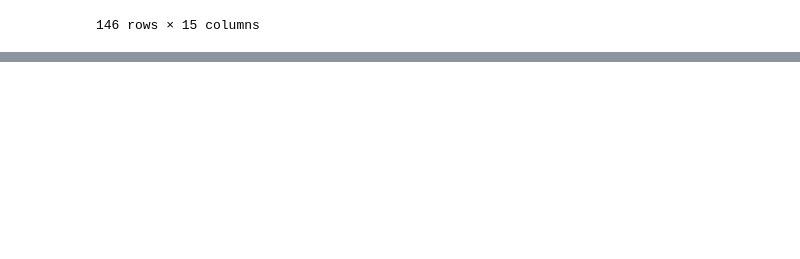
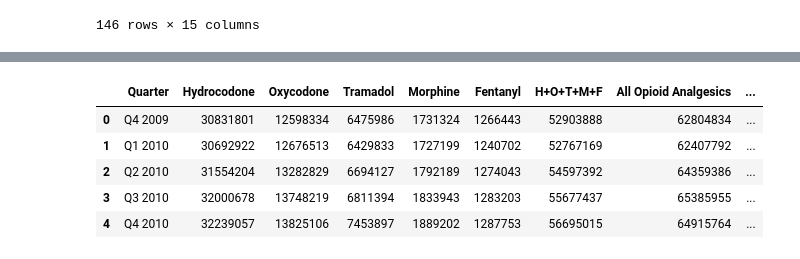
Before and after one commit to Chahnaz-Kbaisi/ETL-Project, a Jupyter notebook: Part_1/Opioid_Pres.ipynb, the cells around one changed output, grey strips where cells are left out. Drawn from its saved outputs; the diff is of its cells as text; code cells hidden in the pictures; blank space fills up the shorter version.

```diff
--- a/Part_1/Opioid_Pres.ipynb
+++ b/Part_1/Opioid_Pres.ipynb
@@ -17,3 +21,8 @@ Prescription_VA_df.head()
 | 2 | 45 | 0.504930 | -50 | Wichita | Robert J. Dole VA Medical Center | 37.679798 | -97.273500 | ... |
 | 3 | 146 | 0.401380 | -40 | Sheridan | Sheridan VA Medical Center | 44.826970 | -106.984884 | ... |
 | 4 | 58 | 0.493521 | -49 | Detroit | John D. Dingell VA Medical Center | 42.355141 | -83.060341 | ... |
+# %%
+# Reading in data file to store into Pandas DataFrame:
+# For Table 2
+Prescription_Retail_df = pd.read_csv("Resources/Opioid_Retail .csv")
+Prescription_Retail_df.head()
@@ -34,3 +51,7 @@ Prescription_VA_df
 | 144 | 63 | 0.5688236 | -57 | Biloxi | Biloxi VA Medical Center | 30.409011 | -88.947210 | ... |
 | 145 | 46 | 0.37308209999999997 | -37 | Lexington | Lexington VA Medical Center | 38.074846 | -84.537606 | ... |
 146 rows × 15 columns
+# %%
+#Table 2
+Prescription_Retail_df['Quarter'] = Prescription_Retail_df['Quarter'].astype(str)
+Prescription_Retail_df
@@ -48 +87,12 @@ cleaned_Prescription_VA_df.head()
+# %%
+# Cleaning dataset and dropping any bad records for Table #2:
+cleaned_Prescription_Retail_df = Prescription_Retail_df.dropna(how='any')
+cleaned_Prescription_Retail_df.head()
+# %% [output]
+|  | Quarter | Hydrocodone | Oxycodone | Tramadol | Morphine | Fentanyl | H+O+T+M+F | All Opioid Analgesics | ... |
+| 0 | Q4 2009 | 30831801 | 12598334 | 6475986 | 1731324 | 1266443 | 52903888 | 62804834 | ... |
+| 1 | Q1 2010 | 30692922 | 12676513 | 6429833 | 1727199 | 1240702 | 52767169 | 62407792 | ... |
+| 2 | Q2 2010 | 31554204 | 13282829 | 6694127 | 1792189 | 1274043 | 54597392 | 64359386 | ... |
+| 3 | Q3 2010 | 32000678 | 13748219 | 6811394 | 1833943 | 1283203 | 55677437 | 65385955 | ... |
+| 4 | Q4 2010 | 32239057 | 13825106 | 7453897 | 1889202 | 1287753 | 56695015 | 64915764 | ... |
 # %%
```
Also changed, not shown: parts of 16 cells of this notebook, 4 other files.
